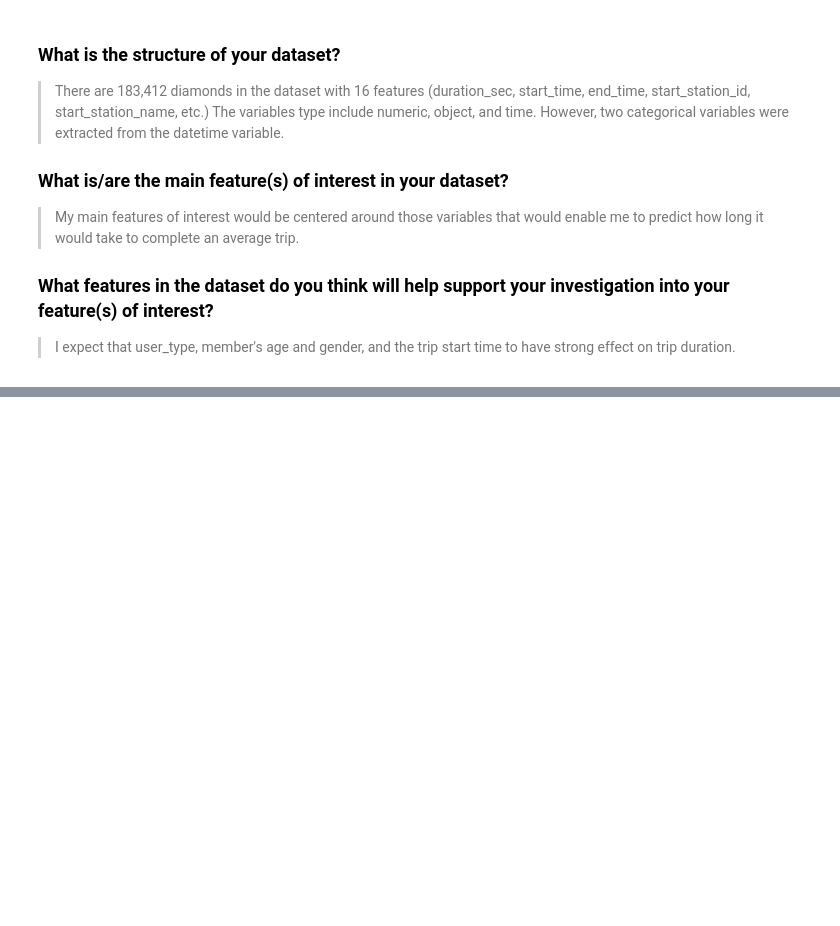
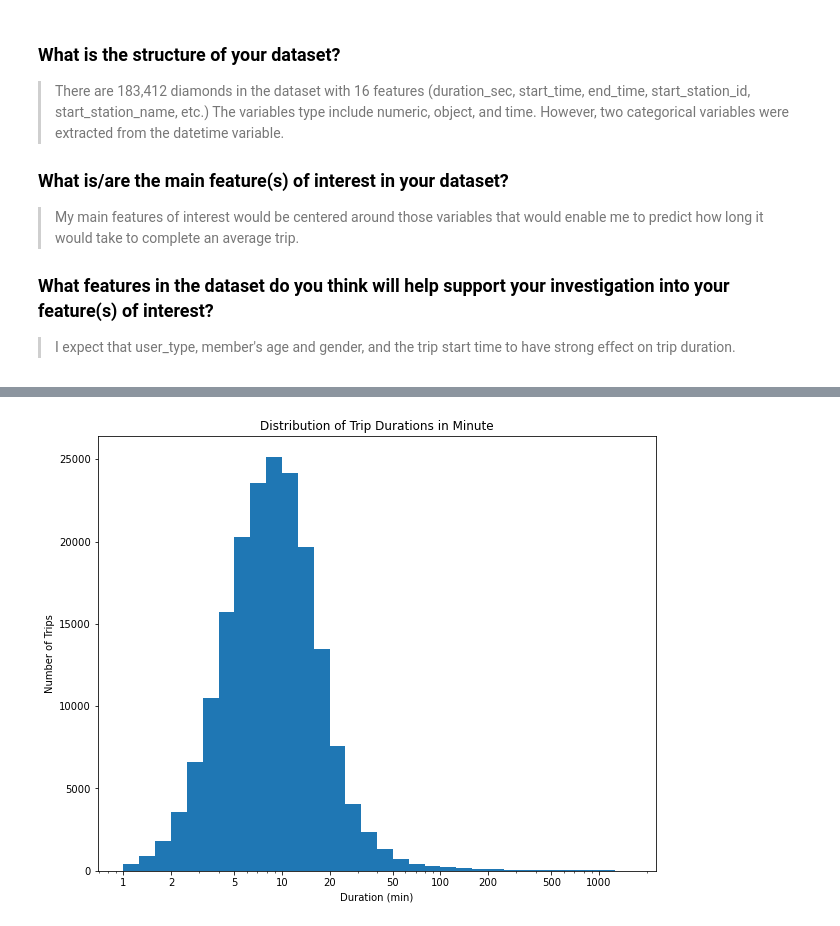
Before and after one commit to PatrickEmmanuel/Ford-Go-Bike-Data-Exploration-and-Analysis, a Jupyter notebook: Part_1-Ford-Go-Bike-System-Data-Exploration-and-Visualization.ipynb, the cells around one changed output, grey strips where cells are left out. Drawn from its saved outputs; the diff is of its cells as text; code cells hidden in the pictures; blank space fills up the shorter version.

```diff
--- a/Part_1-Ford-Go-Bike-System-Data-Exploration-and-Visualization.ipynb
+++ b/Part_1-Ford-Go-Bike-System-Data-Exploration-and-Visualization.ipynb
@@ -95,0 +124,15 @@ dtype: int64
+# %%
+# there's a long tail in the distribution, so let's put it on a log scale instead
+# using logarthmic scale transformation on a histogram
+log_binsize = 0.1
+log_bins = 10 ** np.arange(0.0, np.log10(df['duration_minutes'].max()) + log_binsize, log_binsize)
+
+plt.figure(figsize=[10, 8])
+plt.hist(data = df, x = 'duration_minutes', bins = log_bins)
+axes_title(title="Distribution of Trip Durations in Minute",x_label="Duration (min)", y_label="Number of Trips")
+plt.xscale('log')
+tick_locs = [1, 2, 5, 10, 20, 50, 100, 200, 500, 1000]
+plt.xticks(tick_locs, tick_locs)
+plt.show()
+# %% [output]
+[figure, added]
```
Also changed, not shown: parts of 22 cells of this notebook.
